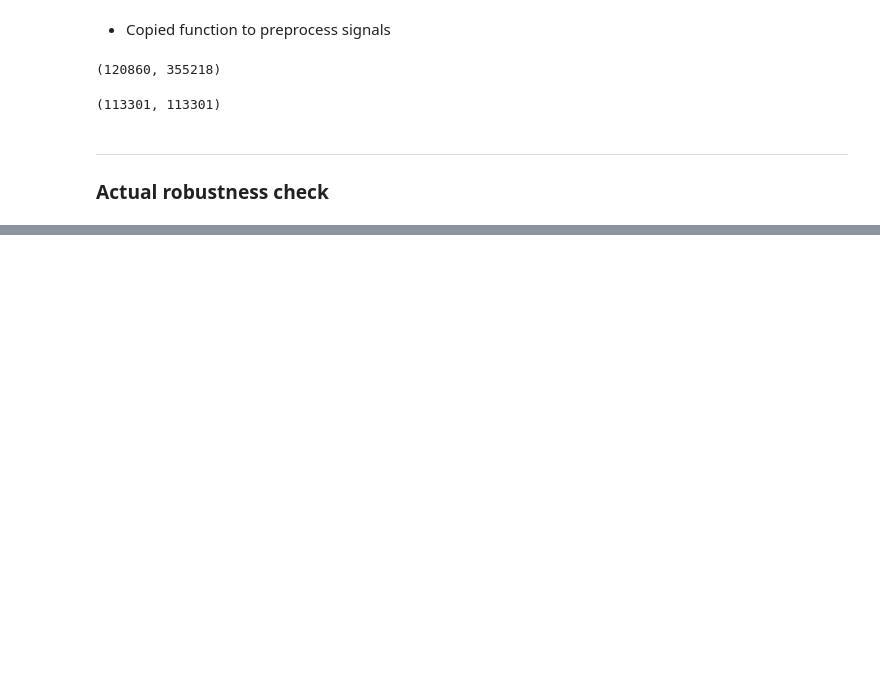
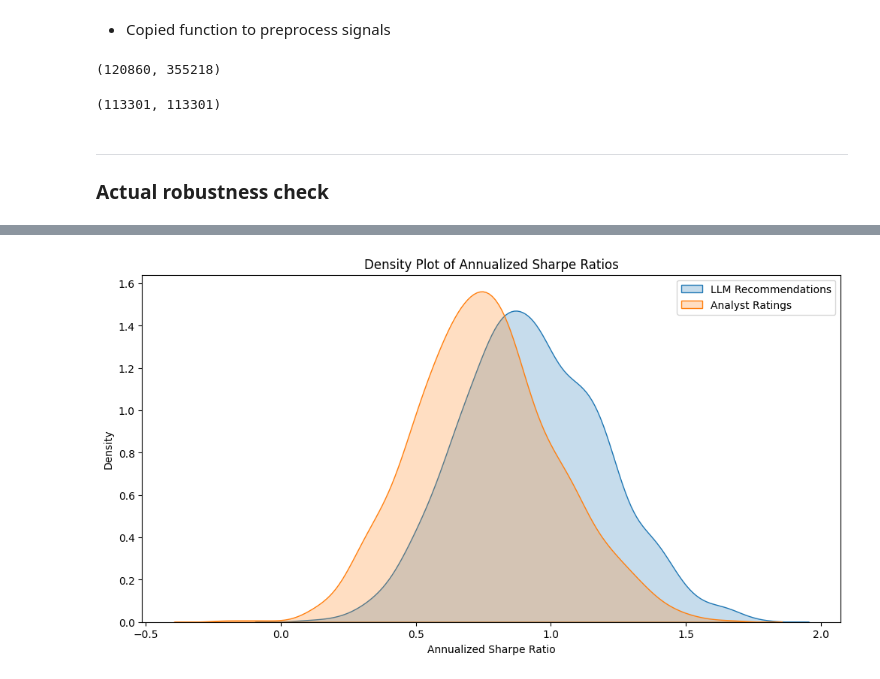
Before and after one commit to benherz/Masterarbeit, a Jupyter notebook: code/robustness_check_parallelized.ipynb, the cells around one changed output, grey strips where cells are left out. Cells and saved outputs as stored; diff of their text form; code cells hidden in the pictures; blank space fills up the shorter version.

```diff
--- a/code/robustness_check_parallelized.ipynb
+++ b/code/robustness_check_parallelized.ipynb
@@ -121,27 +121,24 @@ len(llm_recommendations_final), len(analyst_ratings_final)
 ### Actual robustness check
 # %%
 # Number of companies to draw
-sample_size = 150
+sample_size = 100
 # Number of months to regard
 timespan = 120
 # Number of simulations
-iterations = 100
+iterations = 1000
 # %%
-def run_single_simulation(i, ciks, dates, timespan,
+def run_single_simulation(i, dates, timespan,
                           llm_recommendations_final, analyst_ratings_final,
-                          stock_prices, risk_free_rate_df, PortfolioSimulation_fast):
+                          stock_prices, risk_free_rate_df, PortfolioSimulation_fast, seed_base = 42):
+
     # Set seed for reproducibility
-    np.random.seed(i)
-
-    # Random selection of CIKs
-    robustness_ciks = np.random.choice(ciks, size=sample_size, replace=False)
-
+    rng = np.random.default_rng(seed_base + i)
     # Convert dates to periods
     periods = pd.to_datetime(dates).to_period("M")
 
     # Valid start dates
     valid_starts = [p for p in periods if p + timespan <= periods.max()]
-    robustness_start = np.random.choice(valid_starts)
+    robustness_start = rng.choice(valid_starts)
     robustness_end = robustness_start + timespan
 
     # Filter recommendation dfs for valid dates
@@ -154,6 +151,10 @@ def run_single_simulation(i, ciks, dates, timespan,
         (analyst_ratings_final["date_tmp"] >= robustness_start) &
         (analyst_ratings_final["date_tmp"] <= robustness_end)
     ].drop(columns="date_tmp")
+
+    # Random selection of CIKs (List has to be sorted, because set is non-deterministic in order, only look 1 hour to find this out..)
+    common_ciks = sorted(set(llm_recommendations_simulation["cik"]).intersection(set(analyst_ratings_simulation["cik"])))
+    robustness_ciks = rng.choice(list(common_ciks), size=sample_size, replace=False)
 
     # Filter both dfs for valid CIKs
     llm_recommendations_simulation = llm_recommendations_simulation[
@@ -194,15 +195,16 @@ def run_single_simulation(i, ciks, dates, timespan,
         "llm_final_val": llm_stats["Final Portfolio value (normalized)"],
         "analyst_sr": analyst_stats["Annualized Sharpe Ratio"],
         "analyst_mean_ret": analyst_stats["Annualized mean return"],
-        "analyst_final_val": analyst_stats["Final Portfolio value (normalized)"]
+        "analyst_final_val": analyst_stats["Final Portfolio value (normalized)"],
+        "companies": robustness_ciks.tolist()
     }
 # %%
 # --- Run in parallel ---
 robustness_results = Parallel(n_jobs=10, verbose=10)(
-    delayed(run_single_simulation)(
-        i, ciks, dates, timespan,
+    delayed(run_single_simulation)( # what delayed does is prevent the function from being executed immediately, instead it creates a task that can be executed later in parallel
+        i, dates, timespan,
         llm_recommendations_final, analyst_ratings_final,
-        stock_prices, risk_free_rate_df, PortfolioSimulation_fast
+        stock_prices, risk_free_rate_df, PortfolioSimulation_fast, seed_base=42
     )
     for i in range(iterations)
 )
@@ -229,0 +250,11 @@ robustness_results_df
+# %%
+# Density plot of Sharpe Ratios
+plt.figure(figsize=(12, 6))
+sns.kdeplot(robustness_results_df["llm_sr"], label="LLM Recommendations", fill=True)
+sns.kdeplot(robustness_results_df["analyst_sr"], label="Analyst Ratings", fill=True)
+plt.title("Density Plot of Annualized Sharpe Ratios")
+plt.xlabel("Annualized Sharpe Ratio")
+plt.legend()
+plt.show()
+# %% [output]
+[figure, added]
```
Also changed, not shown: parts of 5 cells of this notebook, 3 other files.
